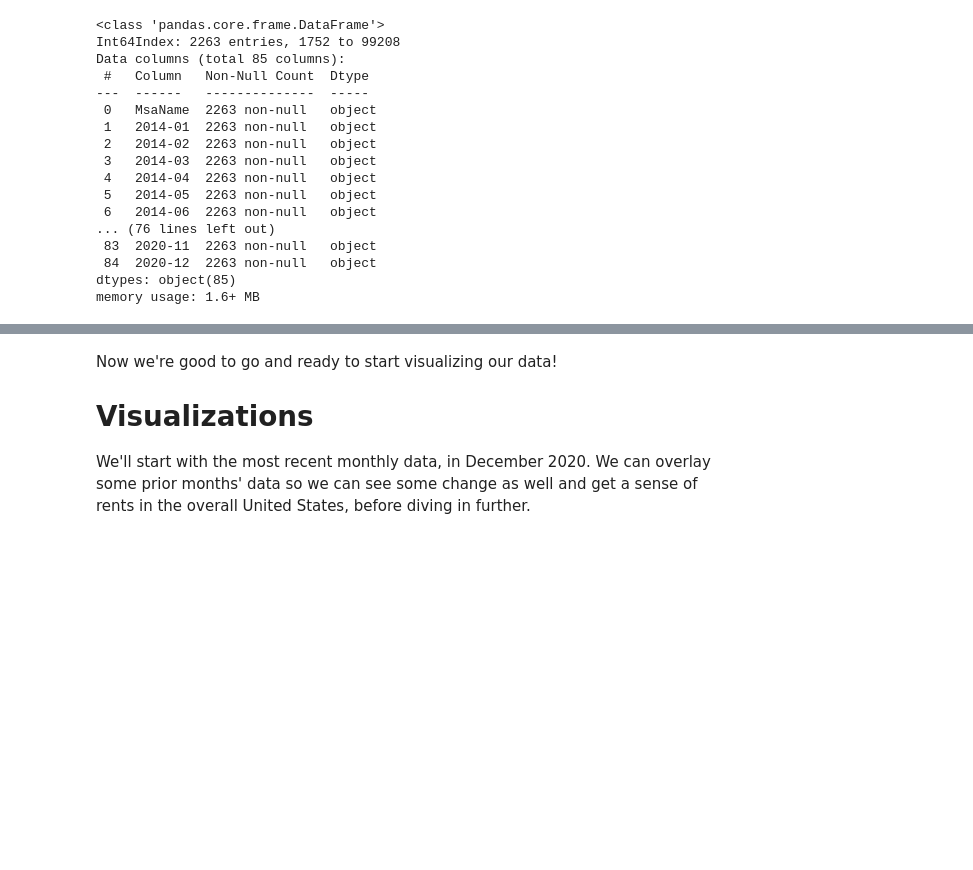
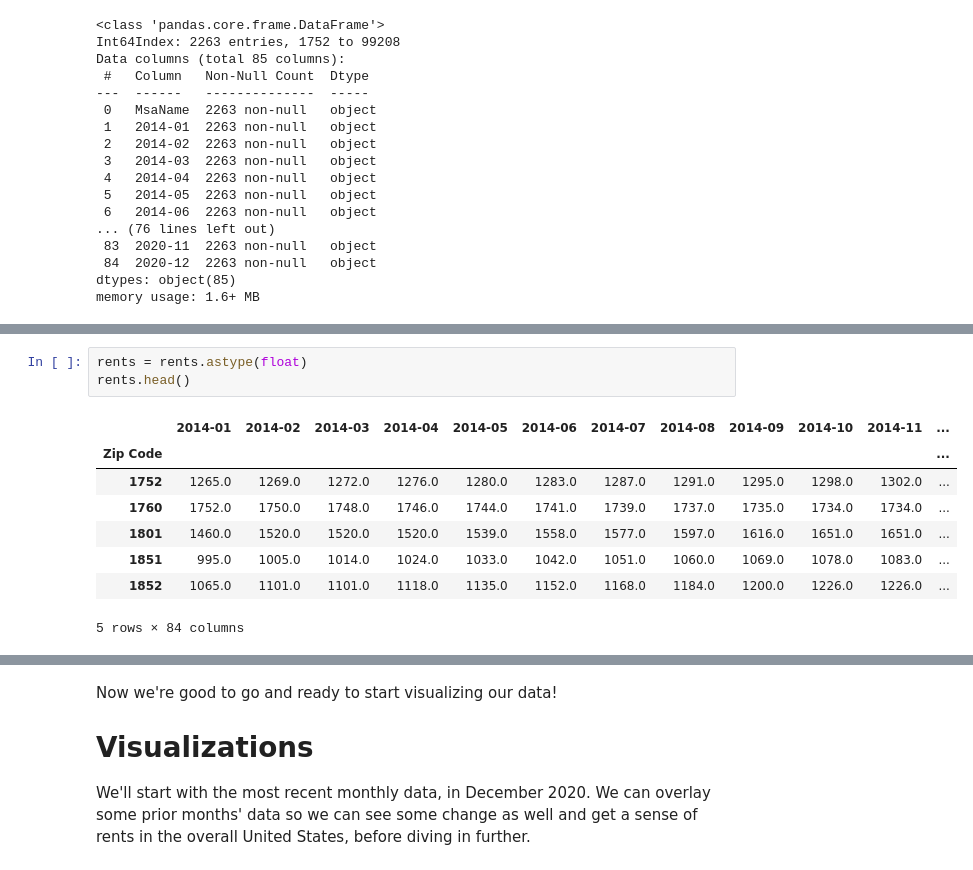
Before and after one commit to dcnarch/RentPricePredict, a Jupyter notebook: RentPricePredict.ipynb, the cells around one changed output, grey strips where cells are left out. Saved outputs shown, nothing was run; the diff lists cells and outputs as text; blank space fills up the shorter version.

```diff
--- a/RentPricePredict.ipynb
+++ b/RentPricePredict.ipynb
@@ -242,0 +287,12 @@ memory usage: 1.6+ MB
+# %%
+rents = rents.astype(float)
+rents.head()
+# %% [output]
+|  | 2014-01 | 2014-02 | 2014-03 | 2014-04 | 2014-05 | 2014-06 | 2014-07 | 2014-08 | 2014-09 | 2014-10 | 2014-11 | ... |
+| Zip Code |  |  |  |  |  |  |  |  |  |  |  | ... |
+| 1752 | 1265.0 | 1269.0 | 1272.0 | 1276.0 | 1280.0 | 1283.0 | 1287.0 | 1291.0 | 1295.0 | 1298.0 | 1302.0 | ... |
+| 1760 | 1752.0 | 1750.0 | 1748.0 | 1746.0 | 1744.0 | 1741.0 | 1739.0 | 1737.0 | 1735.0 | 1734.0 | 1734.0 | ... |
+| 1801 | 1460.0 | 1520.0 | 1520.0 | 1520.0 | 1539.0 | 1558.0 | 1577.0 | 1597.0 | 1616.0 | 1651.0 | 1651.0 | ... |
+| 1851 | 995.0 | 1005.0 | 1014.0 | 1024.0 | 1033.0 | 1042.0 | 1051.0 | 1060.0 | 1069.0 | 1078.0 | 1083.0 | ... |
+| 1852 | 1065.0 | 1101.0 | 1101.0 | 1118.0 | 1135.0 | 1152.0 | 1168.0 | 1184.0 | 1200.0 | 1226.0 | 1226.0 | ... |
+5 rows × 84 columns
```
Also changed, not shown: parts of 26 cells of this notebook.
